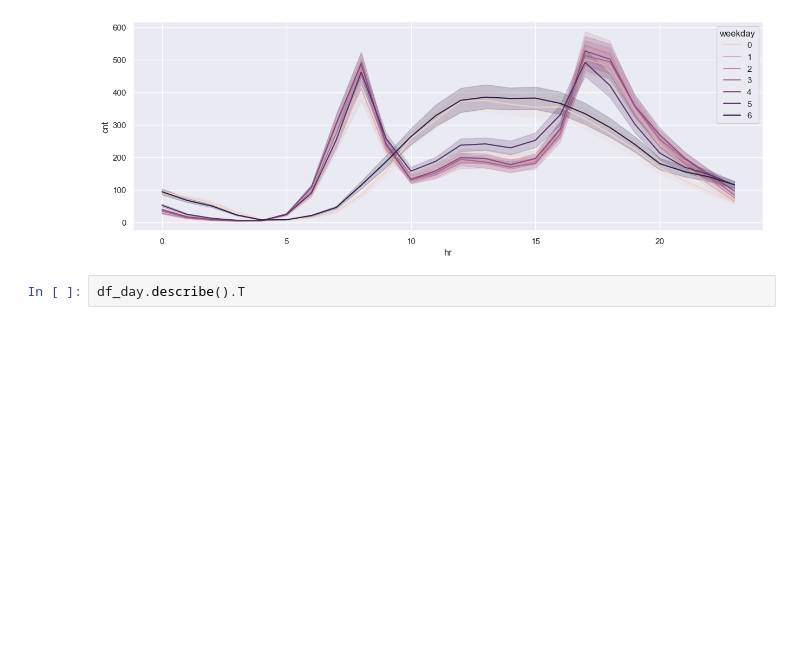
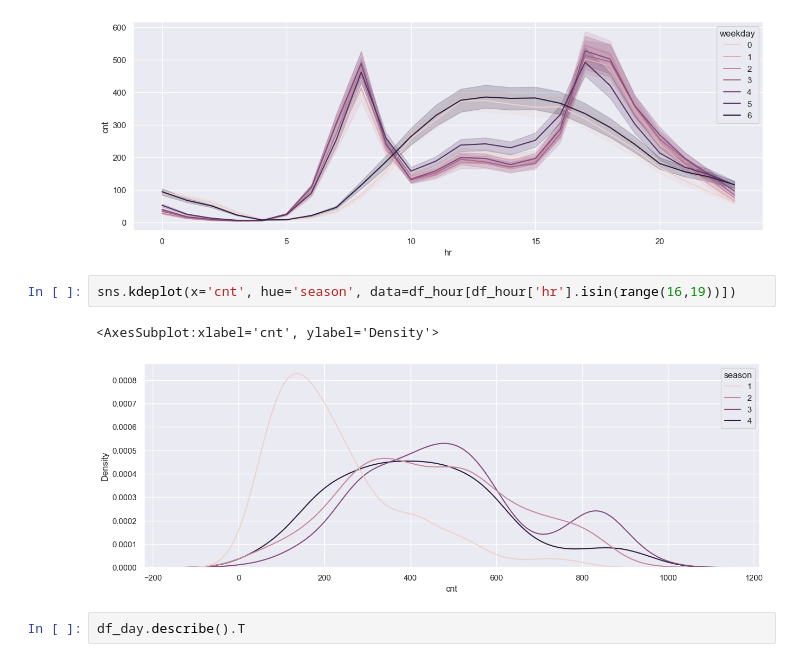
Before and after one commit to eirikbaekkelund/BikeSharing, a Jupyter notebook: develop_E.ipynb, the cells around one changed output. Cells and saved outputs as stored; diff of their text form; blank space fills up the shorter version.

```diff
--- a/develop_E.ipynb
+++ b/develop_E.ipynb
@@ -27,6 +16,11 @@ sns.lineplot(data=df_hour, x='hr', y='cnt', hue='weekday')
 # %% [output]
 <AxesSubplot:xlabel='hr', ylabel='cnt'>
 [figure]
+# %%
+sns.kdeplot(x='cnt', hue='season', data=df_hour[df_hour['hr'].isin(range(16,19))])
+# %% [output]
+<AxesSubplot:xlabel='cnt', ylabel='Density'>
+[figure, added]
 # %%
 df_day.describe().T
 # %% [output]
```
Also changed, not shown: parts of 18 cells of this notebook, 2 other files.
